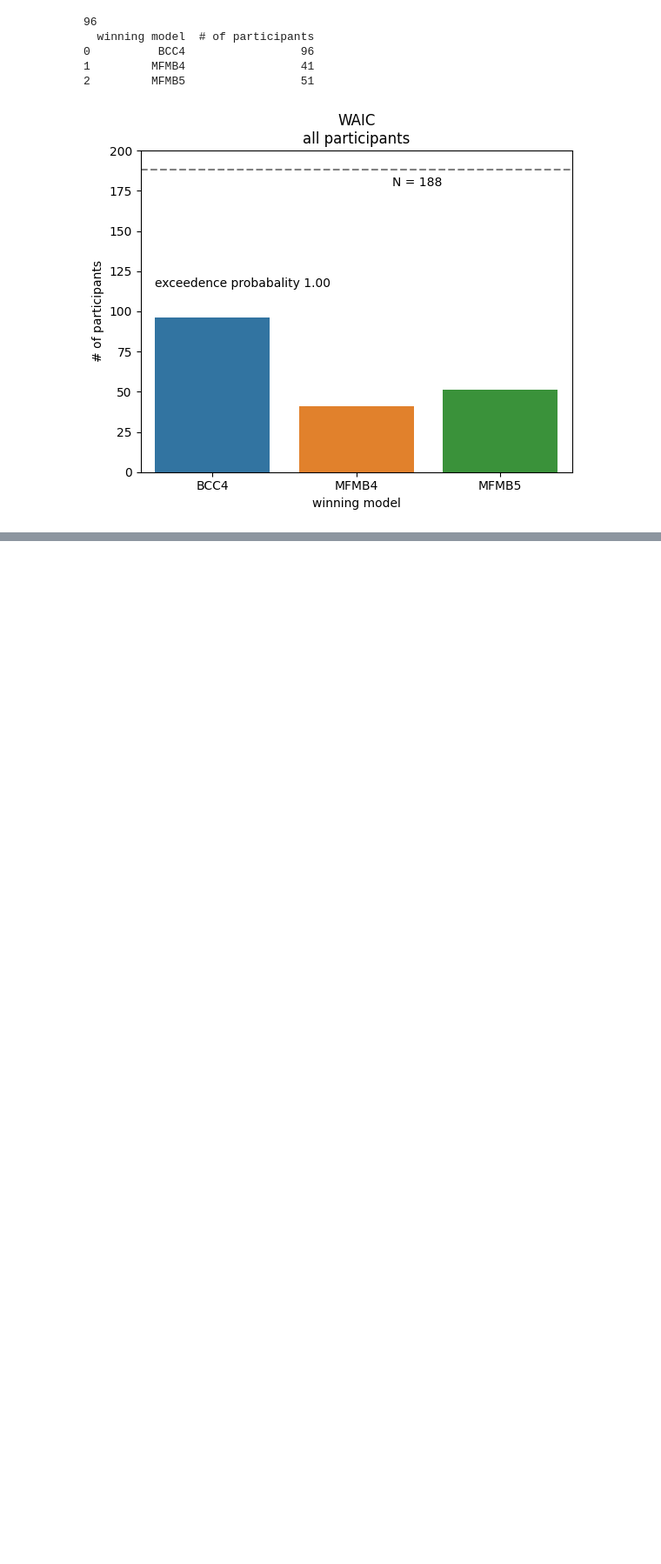
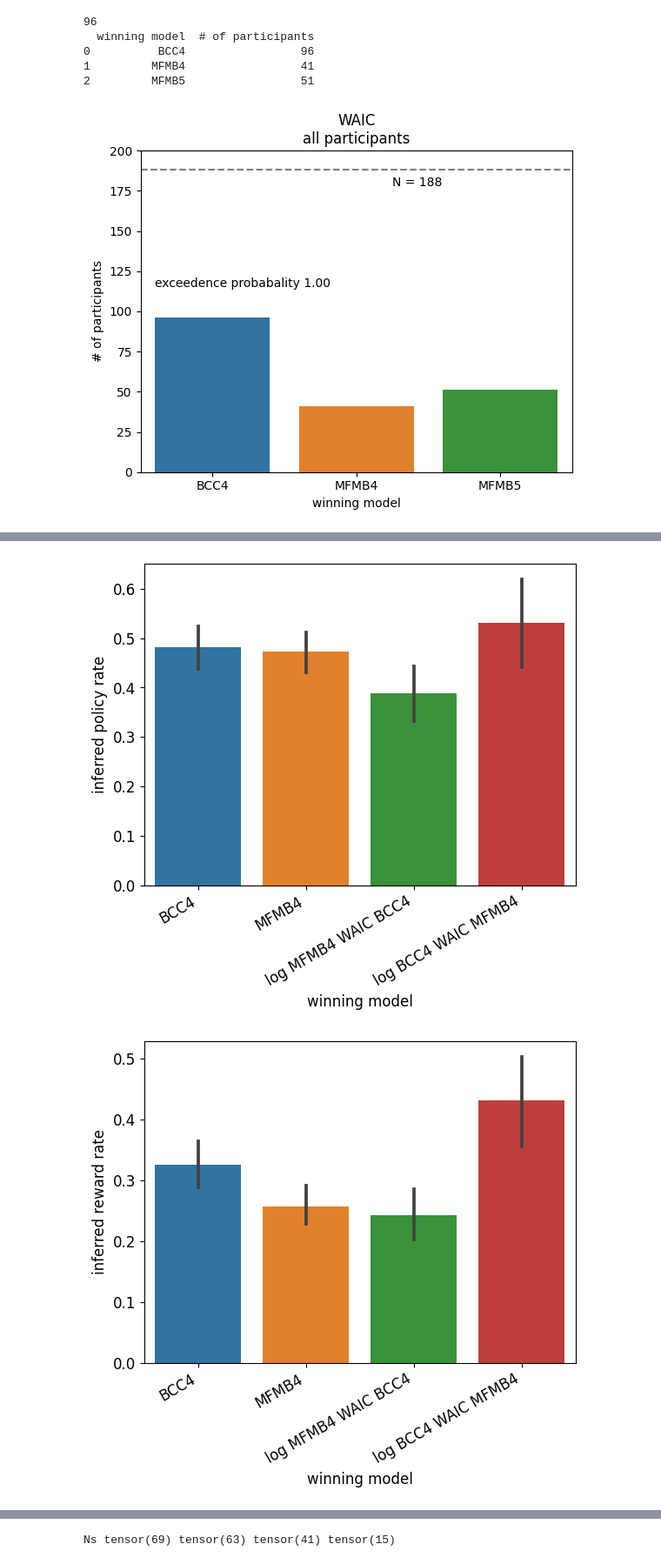
Before and after one commit to SSchwoebel/BayesianTwoStageTaskAnalysis, a Jupyter notebook: 5c_compare_inference_bayesian.ipynb, the cells around one changed output, grey strips where cells are left out. Shown at 87% size. Cells and saved outputs as stored; diff of their text form; code cells hidden in the pictures; blank space fills up the shorter version.

```diff
--- a/5c_compare_inference_bayesian.ipynb
+++ b/5c_compare_inference_bayesian.ipynb
@@ -1597,0 +1708,8 @@ ValueError: Could not interpret input 'predictive accuracy'
+# %%
+for param in BCC4_param_names:
+    plot_group_bars(results_mean_df, param, only_fitting=False, fontsize=plot_fontsize)
+
+print("Ns", group_surely_BCC4.sum(), group_surely_MFMB4.sum(), group_log_MFMB4_WAIC_BCC4.sum(), group_log_BCC4_WAIC_MFMB4.sum())
+# %% [output]
+[figure, added]
+[figure, added]
@@ -1597,0 +1718 @@ ValueError: Could not interpret input 'predictive accuracy'
+Ns tensor(69) tensor(63) tensor(41) tensor(15)
```
Also changed, not shown: parts of 32 cells of this notebook, 2 other files.
